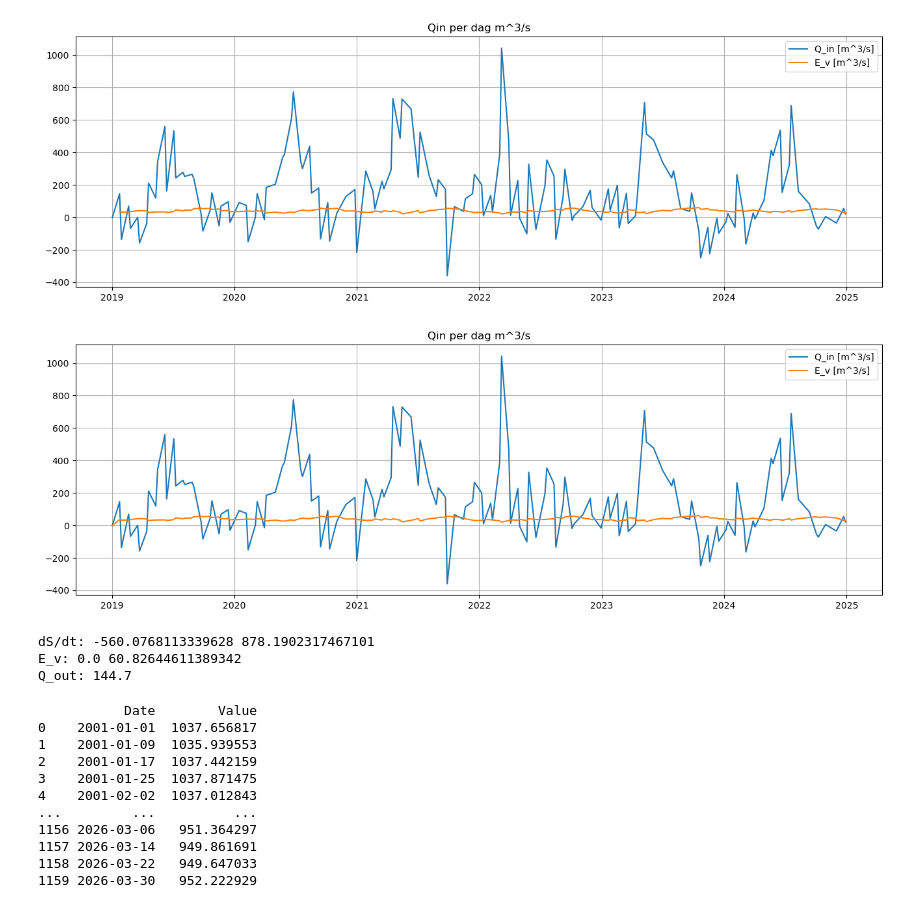
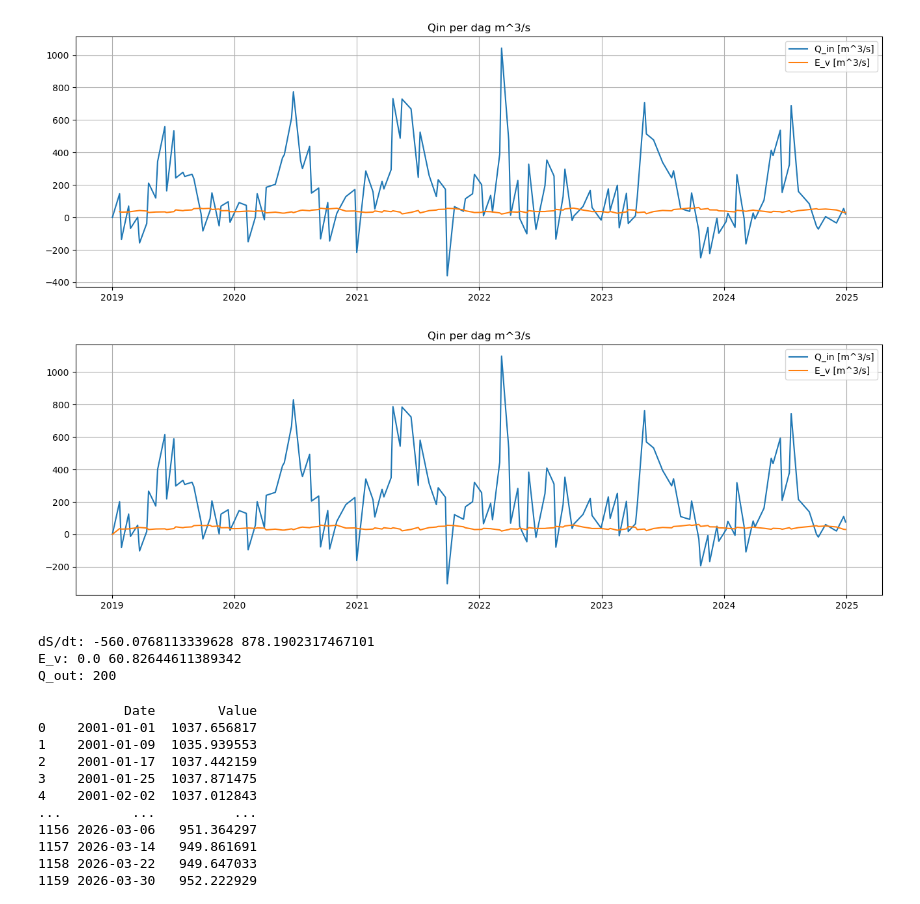
Before and after one commit to eWaterCycle/projects, a Jupyter notebook: Suriname_Model/Suriname_model.ipynb, the cells around one changed output. Cells and saved outputs as stored; diff of their text form; code cells hidden in the pictures.

```diff
--- a/Suriname_Model/Suriname_model.ipynb
+++ b/Suriname_Model/Suriname_model.ipynb
@@ -452,35 +442,36 @@ Q_in_L = np.zeros(len(height["datetime_local_none_test"]))
 E_v = np.zeros(len(height["datetime_local_none_test"]))
 Q_in_L_sum = np.zeros(len(height["datetime_local_none_test"]))
 Q_in_L_sum_test = np.zeros(len(height["datetime_local_none_test"]))
-Q_out = 144.7# m^3/s
+# Q_out = 144.7# m^3/s
+Q_out = 200
 
 for i in range(len(height["datetime_local_none_test"])-1):
 
     t0 = height["datetime_local_none_test"].iloc[i]
     t1 = height["datetime_local_none_test"].iloc[i+1]
 
     # delta_s[i+1] = (Vv[i+1] - Vv[i])* (1/(3600* 24))
     dt_seconds = (t1 - t0).total_seconds()
     delta_s[i+1] = (Vv[i+1] - Vv[i]) / dt_seconds
 
     evap_interval = evap.sel(time=slice(t0, t1))
     E[i+1] = evap_interval.mean().values * 10**-3 #/dt_seconds       # van mm/s naar m/s
 
     A_t = area_interp[i+1]
     E_v[i+1] = A_t * 1e6 * E[i+1]
 
     Q_in_L[i+1] = delta_s[i+1] + E_v[i+1] + Q_out
     Q_in_L[i+1] = np.nan_to_num(Q_in_L[i+1], nan=0.0)
     Q_in_L_sum[i] = Q_in_L.sum()
     Q_in_L_sum_test = np.cumsum(Q_in_L)
 
 plt.plot(height["datetime_local_none_test"], Q_in_L, label = "Q_in [m^3/s]")
 plt.plot(height["datetime_local_none_test"], E_v, label = "E_v [m^3/s]")
 plt.legend()
 plt.title("Qin per dag m^3/s")
 plt.grid();
 # %% [output]
-[figure, old version]
+[figure, new version]
 # %%
 print("dS/dt:", np.nanmin(delta_s), np.nanmax(delta_s))
 print("E_v:", np.nanmin(E_v), np.nanmax(E_v))
@@ -488,7 +479,7 @@ print("Q_out:", Q_out)
 # %% [output]
 dS/dt: -560.0768113339628 878.1902317467101
 E_v: 0.0 60.82644611389342
-Q_out: 144.7
+Q_out: 200
 # %%
 print(opp)
 # %% [output]
```
Also changed, not shown: parts of 10 cells of this notebook.
